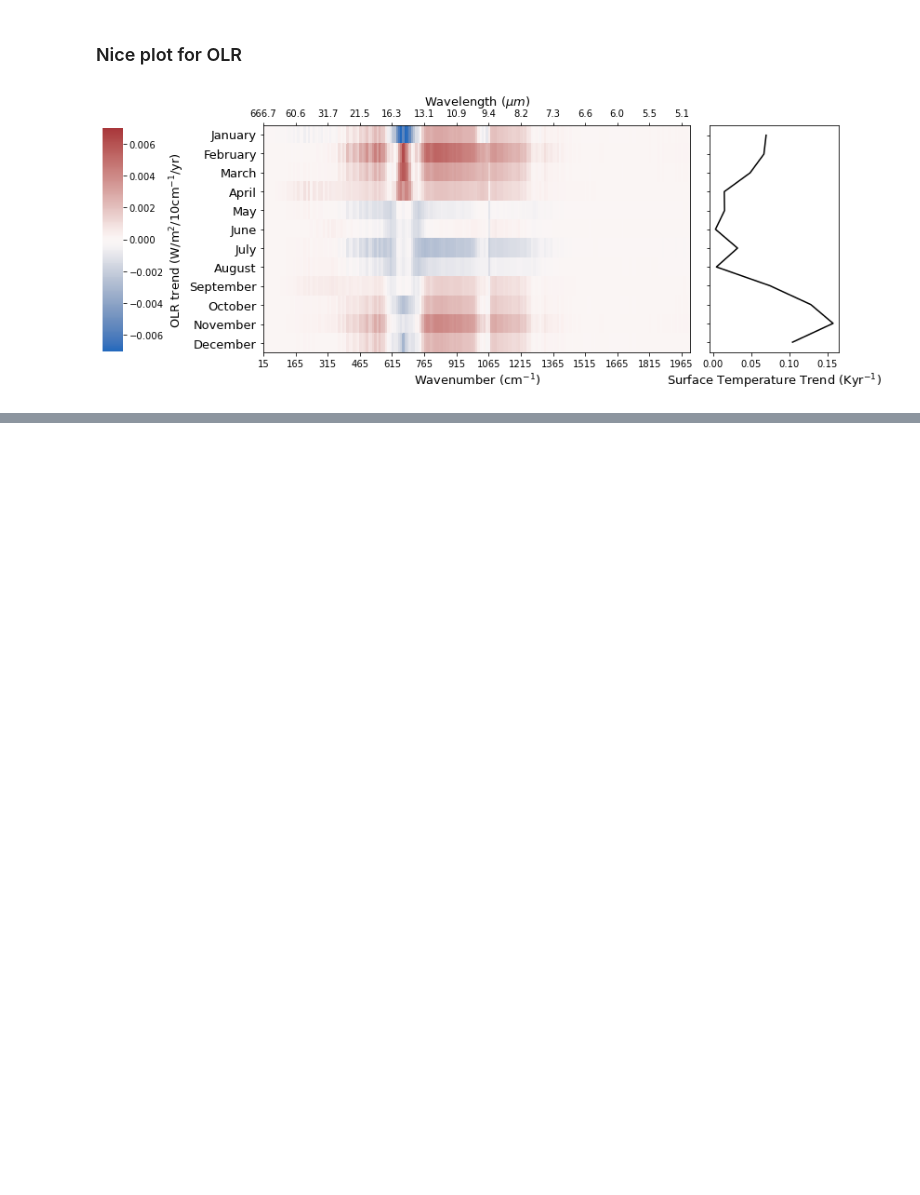
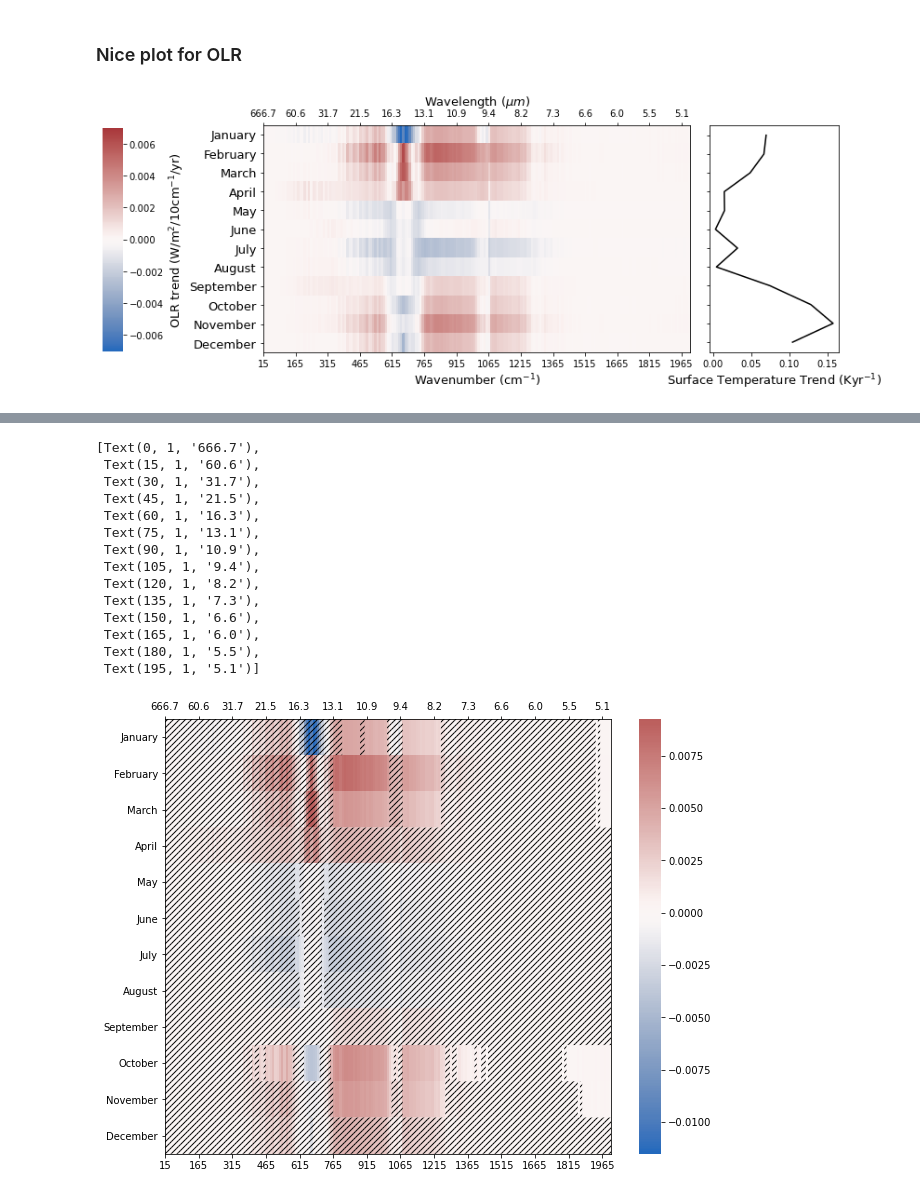
Before and after one commit to jshaw35/spectral_ice, a Jupyter notebook: FINESST_figures.ipynb, the cells around one changed output, grey strips where cells are left out. Saved outputs shown, nothing was run; the diff lists cells and outputs as text; code cells hidden in the pictures; blank space fills up the shorter version.

Commit message:
Looking at the significance of spectral and broadband trends. Tracking down April OLR surge.

```diff
--- a/FINESST_figures.ipynb
+++ b/FINESST_figures.ipynb
@@ -229,0 +222,3 @@ olr_clr_trend_spatavg = masked_average(all_data_spec_olr_clr_wgtd,dim=['lat'],we
+# %%
+all_data_spec_olr_statsig_wgtd = add_weights(all_data_spec_olr['STATSIG'])
+all_data_spec_olr_clr_statsig_wgtd = add_weights(all_data_spec_olr_clr['STATSIG'])
@@ -230,3 +234,16 @@ olr_clr_trend_spatavg = masked_average(all_data_spec_olr_clr_wgtd,dim=['lat'],we
+# %%
+all_data_spec_olr.close()
+all_data_spec_olr_clr.close()
+
+olr_trend_spatavg = masked_average(all_data_spec_olr_wgtd,dim=['lat'],
+                                   weights=all_data_spec_olr_wgtd['cell_weight'],mask=all_data_spec_olr_wgtd['lat']<70)
+olr_clr_trend_spatavg = masked_average(all_data_spec_olr_clr_wgtd,dim=['lat'],
+                                       weights=all_data_spec_olr_clr_wgtd['cell_weight'],mask=all_data_spec_olr_clr_wgtd['lat']<70)
+
+olr_statsig_spatavg = masked_average(all_data_spec_olr_statsig_wgtd,dim=['lat'],
+                                     weights=all_data_spec_olr_statsig_wgtd['cell_weight'],mask=all_data_spec_olr_statsig_wgtd['lat']<70)
+olr_clr_statsig_spatavg = masked_average(all_data_spec_olr_clr_statsig_wgtd,dim=['lat'],
+                                         weights=all_data_spec_olr_clr_statsig_wgtd['cell_weight'],mask=all_data_spec_olr_clr_statsig_wgtd['lat']<70)
 # %% [markdown]
 ### Nice plot for OLR
 # %%
@@ -420,0 +323,51 @@ Text(0.5, 371.4378947368421, 'Wavenumber (cm$^{-1}$)')
+# %%
+fig_sig,ax_sig = plt.subplots(nrows=1,ncols=1,figsize=(10,8))
+ax_sigb = ax_sig.twiny()
+
+statsig_thresh = 95
+
+mon_dict = {'1':'January','2':'February','3':'March','4':'April','5':'May','6':'June',
+           '7':'July','8':'August','9':'September','10':'October','11':'November','12':'December',
+           }
+
+def tick_function1(X):
+    out = ["%.0f" % z for z in X]
+    return out
+
+def tick_function2(X):
+    V = 1e4/X
+    return ["%.1f" % z for z in V]
+
+tick_indices = np.where(olr_trend_spatavg.wnum.values % 150 == 15)[0]
+tick_values = olr_trend_spatavg.wnum[tick_indices]
+
+im = sns.heatmap(olr_trend_spatavg, center=0, cmap='vlag',ax=ax_sig)#,mask=olr_statsig_spatavg<statsig_thresh)
+
+zm = olr_trend_spatavg.where(olr_statsig_spatavg<statsig_thresh)
+x = np.arange(0,olr_trend_spatavg.shape[1]+1)
+y = np.arange(0,olr_trend_spatavg.shape[0]+1)
+plt.pcolor(x, y, zm, hatch='////', alpha=0.)
+
+ax_sig.set_xticks(tick_indices)
+ax_sig.set_xticklabels(tick_function1(tick_values),fontdict={'fontsize':10,'rotation':0})
+ax_sig.set_yticklabels(mon_dict.values(),fontdict={'fontsize':10,'rotation':0})
+
+ax_sigb.set_xticks(tick_indices)
+ax_sigb.set_xbound(ax_sig.get_xbound())
+ax_sigb.set_xticklabels(tick_function2(tick_values))
+# %% [output]
+[Text(0, 1, '666.7'),
+ Text(15, 1, '60.6'),
+ Text(30, 1, '31.7'),
+ Text(45, 1, '21.5'),
+ Text(60, 1, '16.3'),
+ Text(75, 1, '13.1'),
+ Text(90, 1, '10.9'),
+ Text(105, 1, '9.4'),
+ Text(120, 1, '8.2'),
+ Text(135, 1, '7.3'),
+ Text(150, 1, '6.6'),
+ Text(165, 1, '6.0'),
+ Text(180, 1, '5.5'),
+ Text(195, 1, '5.1')]
+[figure, added]
```
Also changed, not shown: parts of 28 cells of this notebook, 1 other file.
